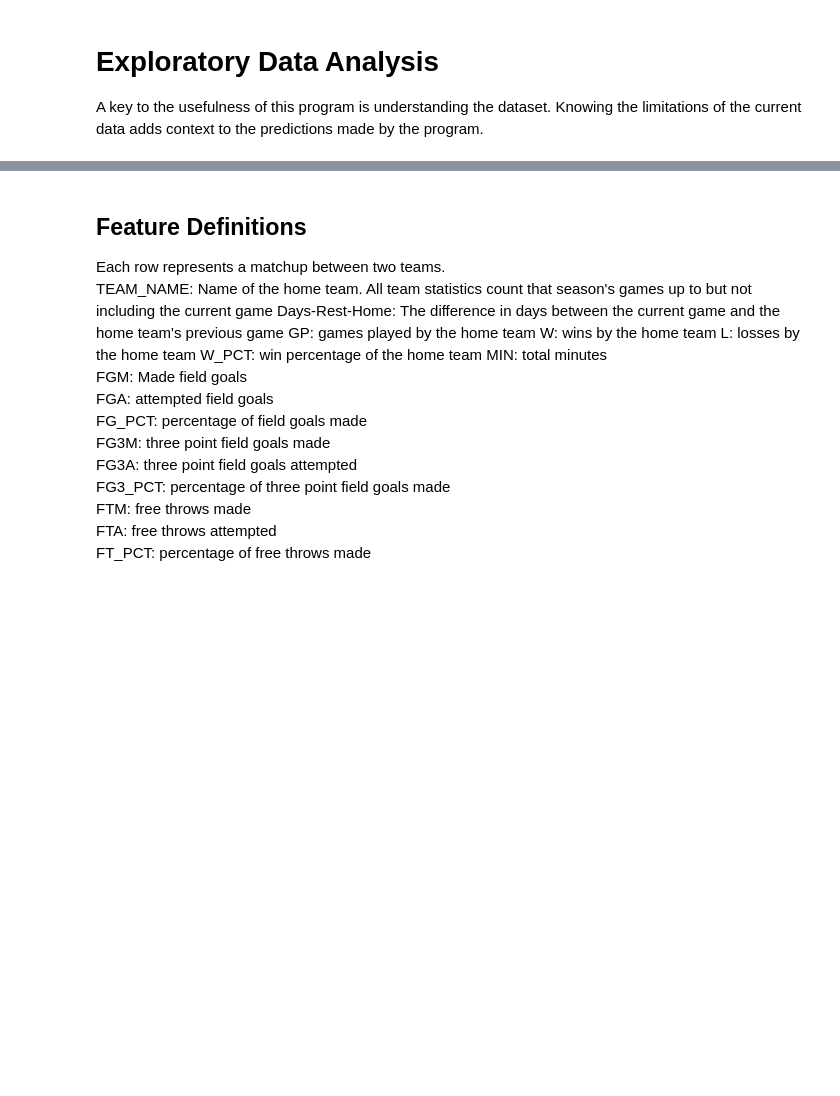
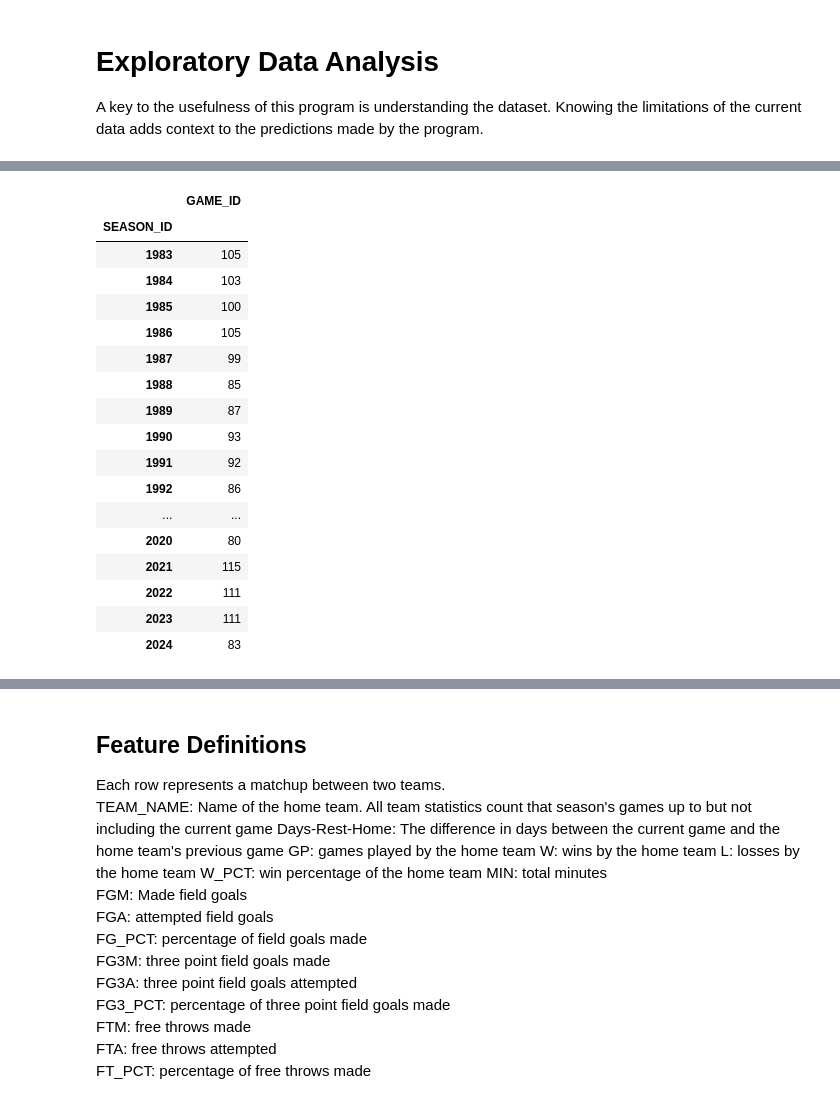
Before and after one commit to wtbtucker/NBA-Machine-Learning-Sports-Betting, a Jupyter notebook: data_mining_pipeline.ipynb, the cells around one changed output, grey strips where cells are left out. Drawn from its saved outputs; the diff is of its cells as text; code cells hidden in the pictures; blank space fills up the shorter version.

```diff
--- a/data_mining_pipeline.ipynb
+++ b/data_mining_pipeline.ipynb
@@ -82,0 +43,11 @@ print(main_dataset.head(1))
+# %%
+nba_teams = teams.get_teams()
+print(f"Number of teams fetched: {len(nba_teams)}")
+celtics = [team for team in nba_teams if team['abbreviation'] == 'BOS'][0]
+celtics_id = celtics['id']
+
+# query for games where the celtics were playing
+gamefinder = leaguegamefinder.LeagueGameFinder(team_id_nullable=celtics_id)
+games = gamefinder.get_data_frames()[0]
+# Will only give stats for the Celtics, not the opponent
+games.columns
@@ -82,0 +61,21 @@ print(main_dataset.head(1))
+# %%
+games.groupby(games.SEASON_ID.str[-4:])[['GAME_ID']].count()
+# %% [output]
+|  | GAME_ID |
+| SEASON_ID |  |
+| 1983 | 105 |
+| 1984 | 103 |
+| 1985 | 100 |
+| 1986 | 105 |
+| 1987 | 99 |
+| 1988 | 85 |
+| 1989 | 87 |
+| 1990 | 93 |
+| 1991 | 92 |
+| 1992 | 86 |
+| ... | ... |
+| 2020 | 80 |
+| 2021 | 115 |
+| 2022 | 111 |
+| 2023 | 111 |
+| 2024 | 83 |
```
Also changed, not shown: parts of 10 cells of this notebook, 1 other file.
